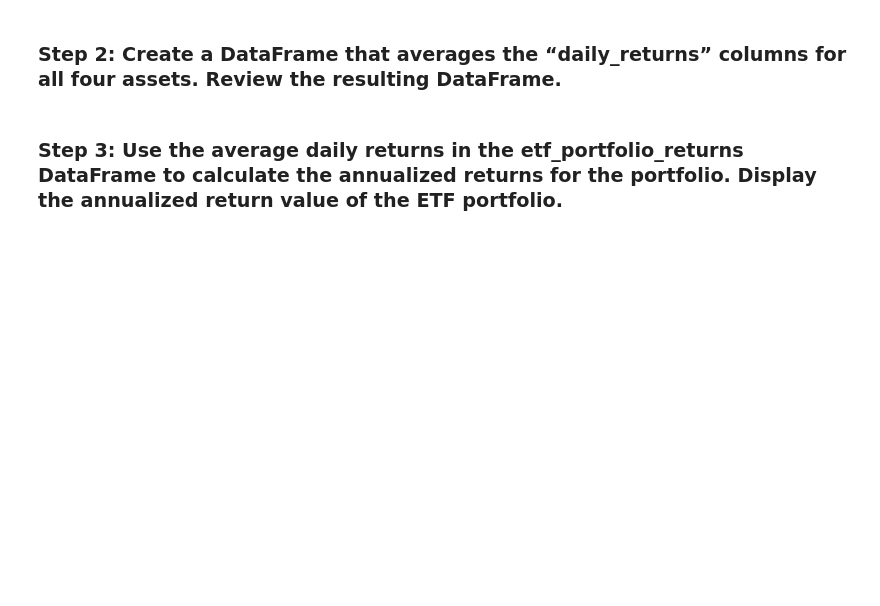
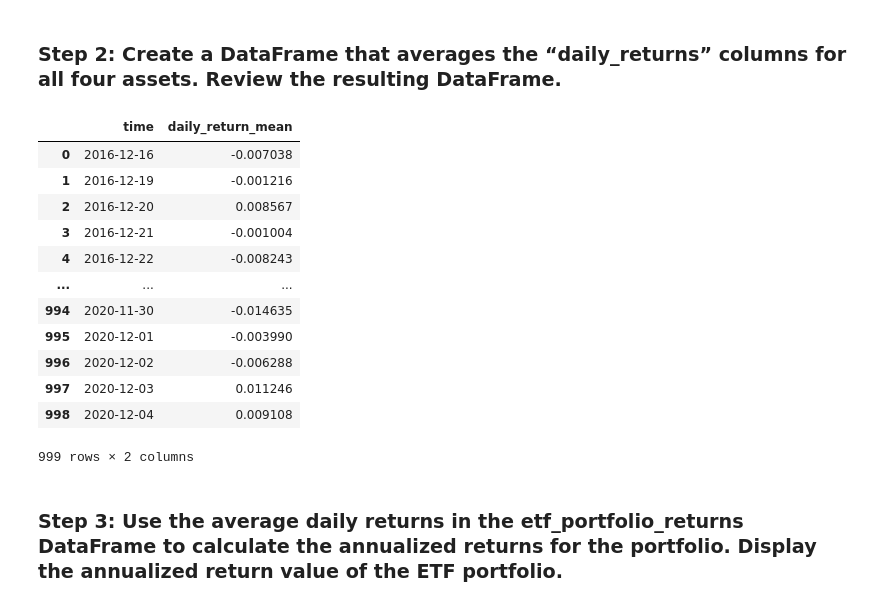
Before and after one commit to tembolo1284/ChallengeFiles_Part7_PaulLopez, a Jupyter notebook: etf_analyzer.ipynb, the cells around one changed output. Drawn from its saved outputs; the diff is of its cells as text; code cells hidden in the pictures; blank space fills up the shorter version.

```diff
--- a/etf_analyzer.ipynb
+++ b/etf_analyzer.ipynb
@@ -357,3 +408,30 @@ etf_portfolio_returns = # YOUR CODE HERE
+# %%
+# Create a DataFrame that displays the mean value of the “daily_returns” columns for all four assets.
+
+#etf_portfolio_returns["time"] = etf_portfolio["time"]
+#etf_portfolio_returns["daily_return_mean"] = etf_portfolio['daily_returns'].mean(axis=1)
+etf_portfolio_returns = pd.DataFrame() #Create blank dataframe first
+etf_portfolio_returns["time"] = etf_portfolio["time"]
+etf_portfolio_returns['daily_return_mean'] = etf_portfolio['daily_returns'].mean(axis=1) #average across all columns from combined dataframe above
+
+etf_portfolio_returns['time'] = pd.to_datetime(etf_portfolio_returns['time']).dt.date #chop off time so I have clean time column in yyy-mm-dd format
+
+# Review the resulting DataFrame
+etf_portfolio_returns #Assuming equal weights per stock I average across each row to produce the below dataframe
+# %% [output]
+|  | time | daily_return_mean |
+| 0 | 2016-12-16 | -0.007038 |
+| 1 | 2016-12-19 | -0.001216 |
+| 2 | 2016-12-20 | 0.008567 |
+| 3 | 2016-12-21 | -0.001004 |
+| 4 | 2016-12-22 | -0.008243 |
+| ... | ... | ... |
+| 994 | 2020-11-30 | -0.014635 |
+| 995 | 2020-12-01 | -0.003990 |
+| 996 | 2020-12-02 | -0.006288 |
+| 997 | 2020-12-03 | 0.011246 |
+| 998 | 2020-12-04 | 0.009108 |
+999 rows × 2 columns
 # %% [markdown]
 ### Step 3: Use the average daily returns in the etf_portfolio_returns DataFrame to calculate the annualized returns for the portfolio. Display the annualized return value of the ETF portfolio.
 # %%
```
Also changed, not shown: parts of 7 cells of this notebook, 1 other file.
